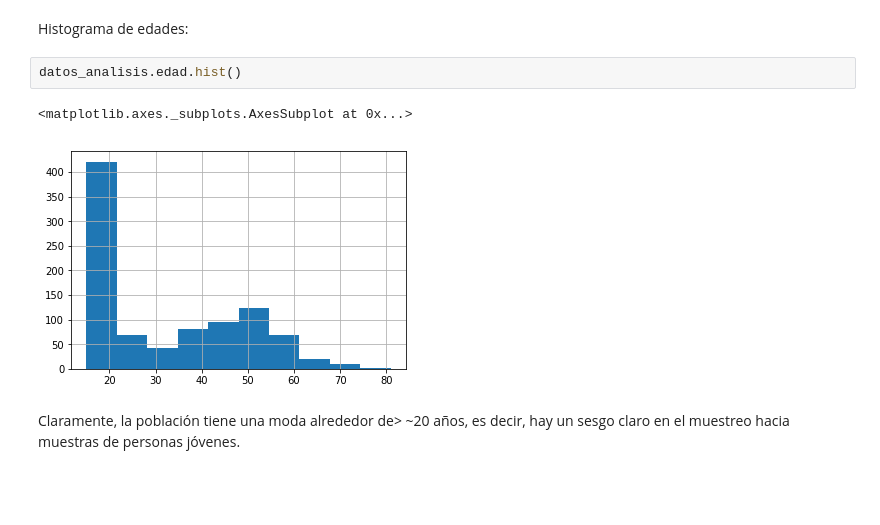
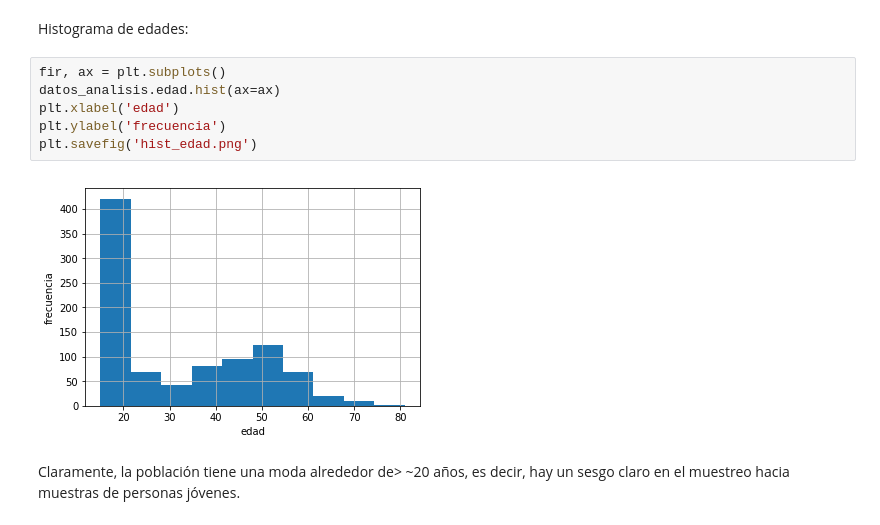
Before and after one commit to fveredas/bioestadisticaupv, a Jupyter notebook: bioestadistica_Javier.ipynb, the cells around one changed output. Cells and saved outputs as stored; diff of their text form; blank space fills up the shorter version.

Commit message:
Nuevos analisis

```diff
--- a/bioestadistica_Javier.ipynb
+++ b/bioestadistica_Javier.ipynb
@@ -289,11 +292,14 @@ p-value: 0.37566793030056017
 ## Relación entre edad y edad_hijos
 # %% [markdown]
 Histograma de edades:
-# %%
-datos_analisis.edad.hist()
-# %% [output]
-<matplotlib.axes._subplots.AxesSubplot at 0x...>
-[figure, removed]
+# %%
+fir, ax = plt.subplots()
+datos_analisis.edad.hist(ax=ax)
+plt.xlabel('edad')
+plt.ylabel('frecuencia')
+plt.savefig('hist_edad.png')
+# %% [output]
+[figure, added]
 # %% [markdown]
 Claramente, la población tiene una moda alrededor de> ~20 años, es decir, hay un sesgo claro en el muestreo hacia muestras de personas jóvenes.
 # %% [markdown]
```
Also changed, not shown: parts of 5 cells of this notebook, 3 other files.
